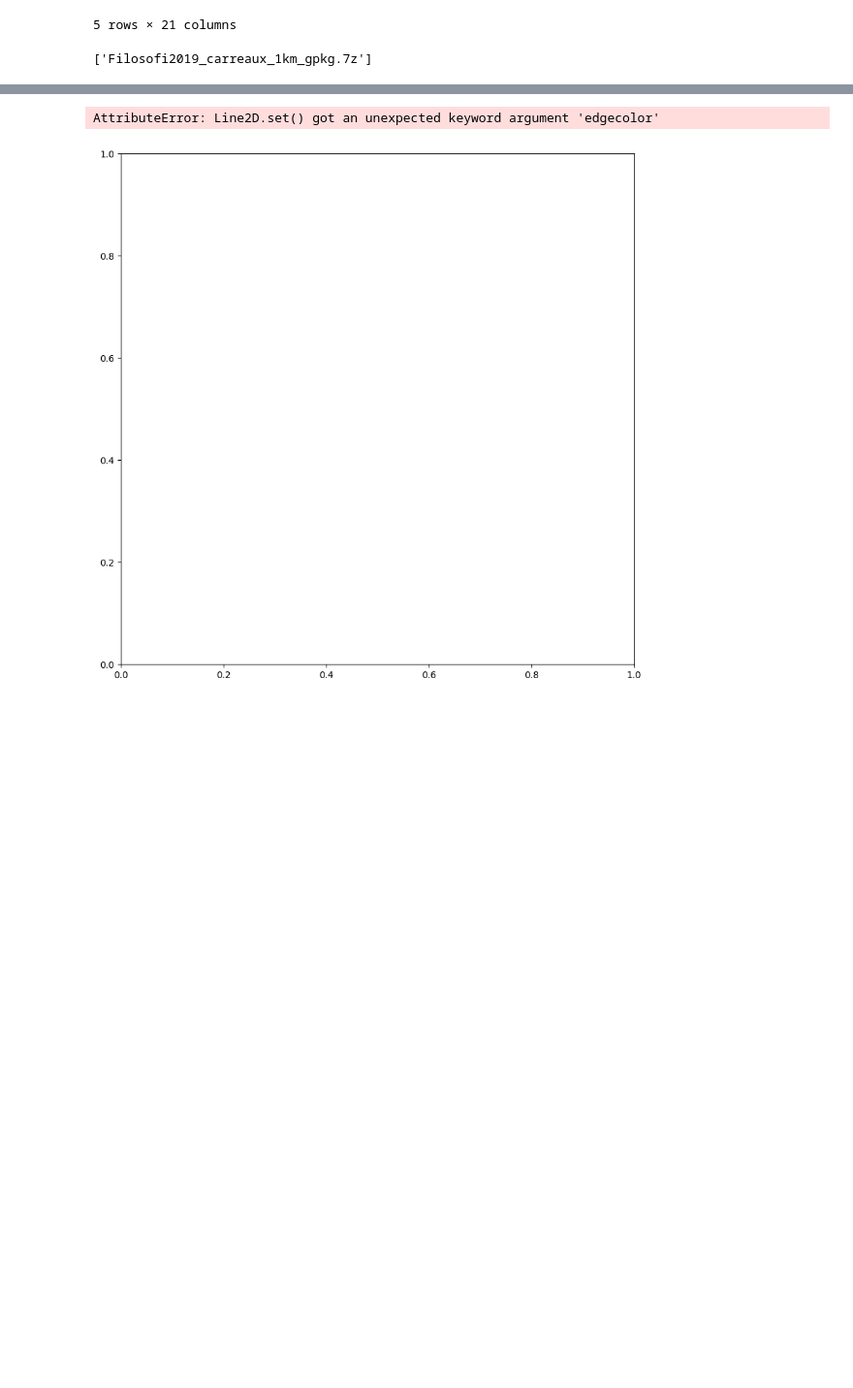
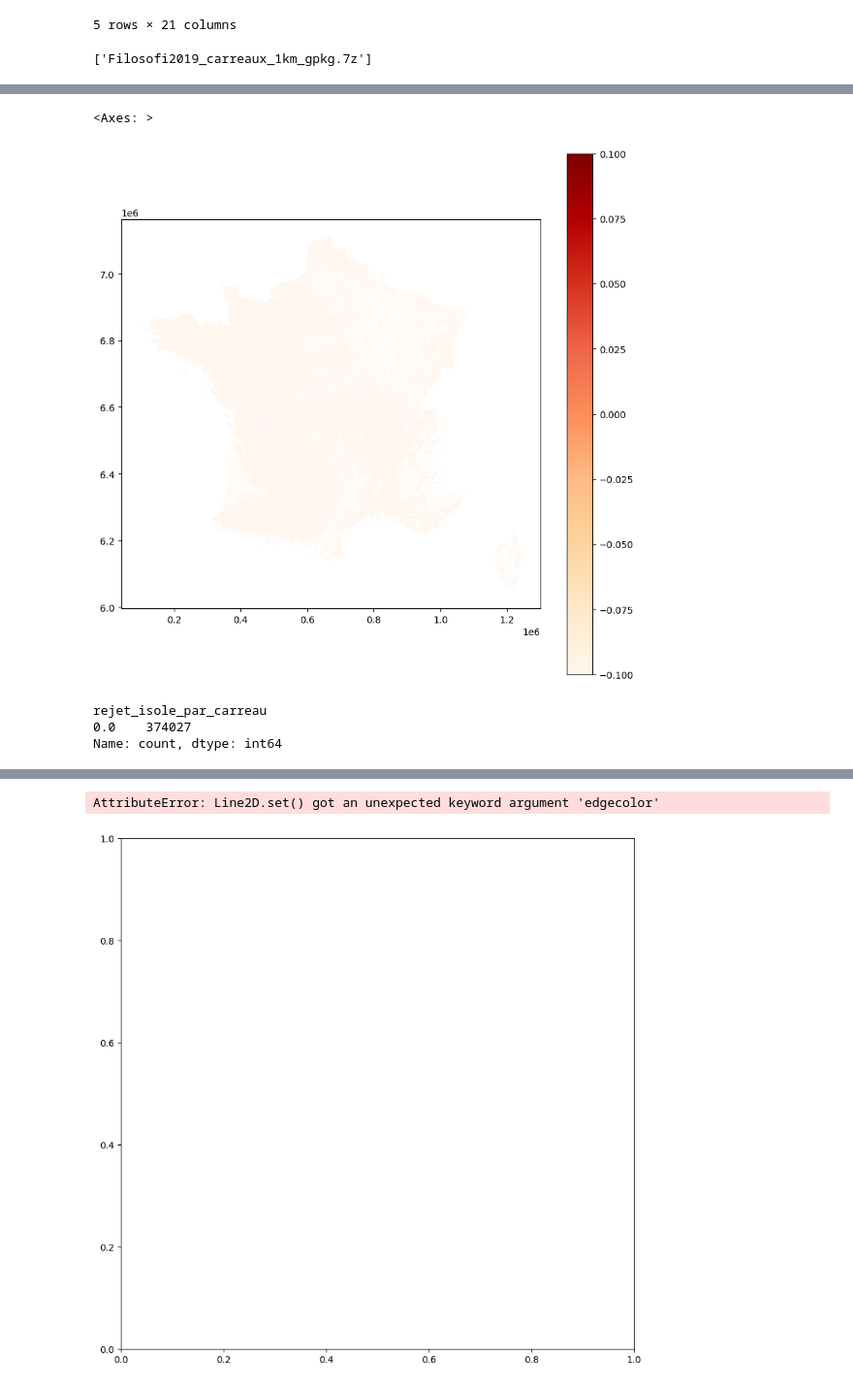
Before and after one commit to aurelianmoge/Projet-Python---ENSAE-2025, a Jupyter notebook: industrie_carreaux.ipynb, the cells around one changed output, grey strips where cells are left out. Shown at 97% size. Cells and saved outputs as stored; diff of their text form; code cells hidden in the pictures; blank space fills up the shorter version.

```diff
--- a/industrie_carreaux.ipynb
+++ b/industrie_carreaux.ipynb
@@ -201,3 +232,30 @@ carreaux_indus = gpd.sjoin(
+# %%
+# Fusionner l’agrégation avec la table des carreaux : cela garde toutes les colonnes socio-éco des carreaux
+carreaux_final = carreaux.join(aggregation)
+# %%
+# on remplace les valeurs manquantes par 0
+carreaux_final["nb_industries"] = carreaux_final["nb_industries"].fillna(0).astype(int)
+carreaux_final["rejet_isole_par_carreau"] = carreaux_final["rejet_isole_par_carreau"].fillna(0)
+
+# carreaux_final contient toutes les colonnes originales des carreaux ; nb_industries = nombre d’établissements dans le carreau
+# rejet_isole_par_carreau = somme des rejets isolés ; 0 pour les carreaux sans industrie ; géométrie conservée
+# %%
+carreaux_final.plot(
+    column="rejet_isole_par_carreau",
+    cmap="OrRd",
+    legend=True,
+    figsize=(10,10)
+)
+# %% [output]
+<Axes: >
+[figure, added]
+# %%
+carreaux_final["rejet_isole_par_carreau"].describe()
+carreaux_final["rejet_isole_par_carreau"].value_counts().head(20)
+# %% [output]
+rejet_isole_par_carreau
+0.0    374027
+Name: count, dtype: int64
 # %%
 # La colonne index_right sera NaN s’il n’y a pas d’industrie dans le carreau, sinon un index.
 carreaux_indus['pollue'] = carreaux_indus['index_right'].notna().astype(int)
```
Also changed, not shown: parts of 18 cells of this notebook.
